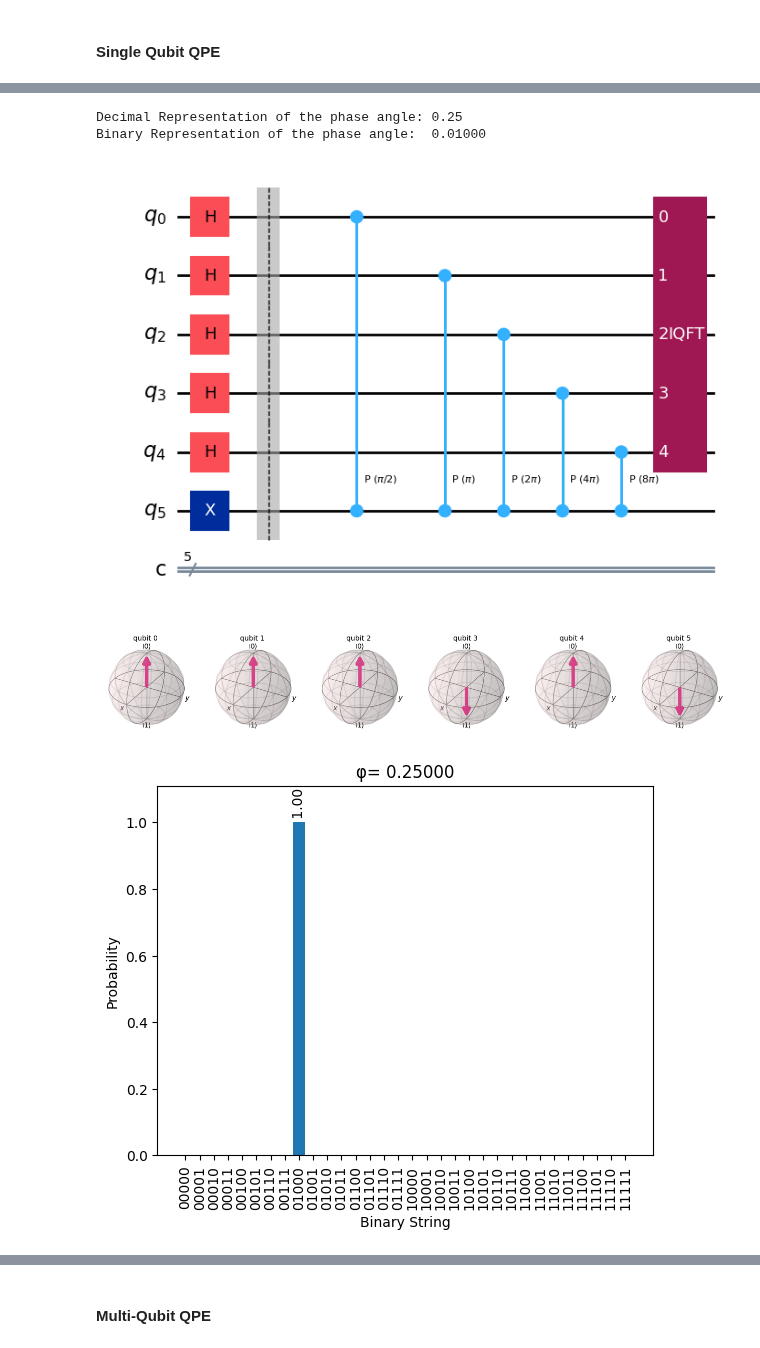
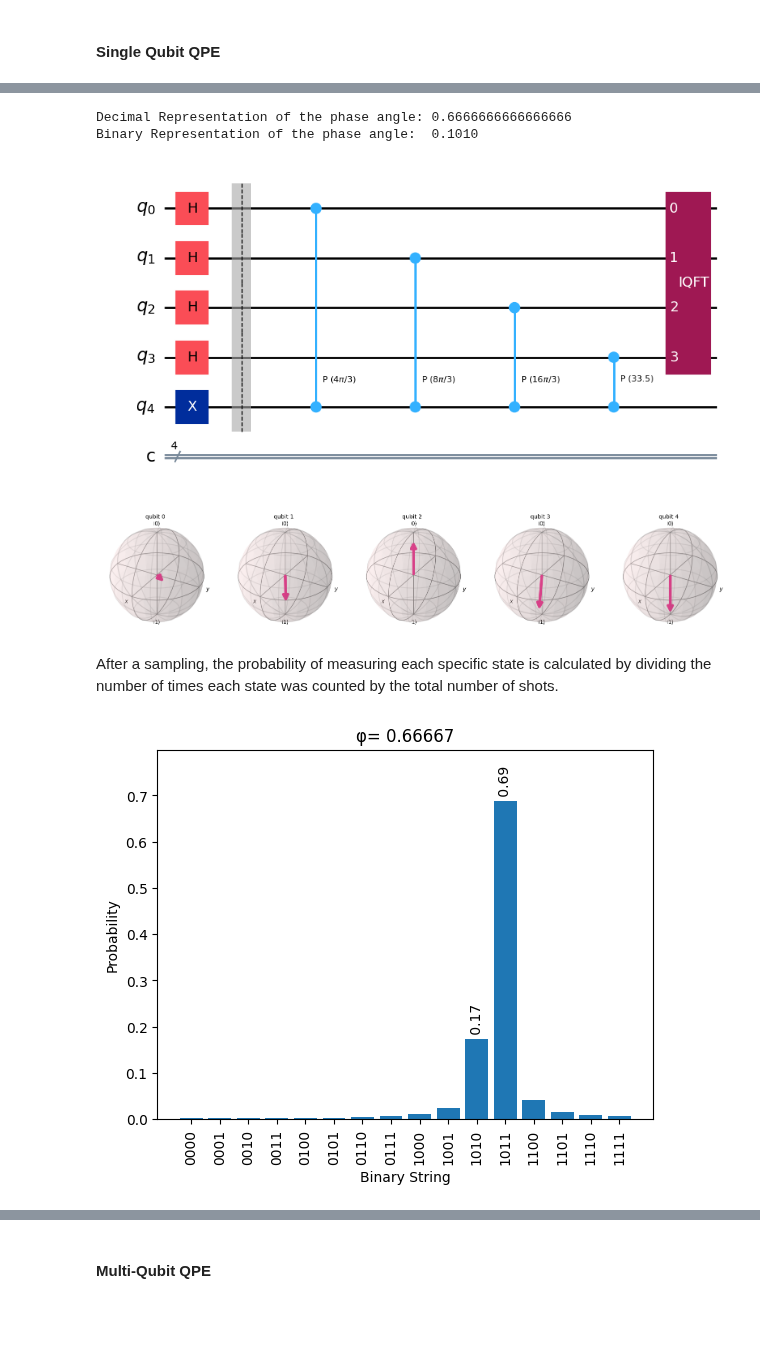
Before and after one commit to Quantum-Linear-Algebra/Intro-to-Quantum-Linear-Algebra, a Jupyter notebook: 5-Quantum_Phase_Estimation.ipynb, the cells around one changed output, grey strips where cells are left out. Drawn from its saved outputs; the diff is of its cells as text; code cells hidden in the pictures; blank space fills up the shorter version.

```diff
--- a/5-Quantum_Phase_Estimation.ipynb
+++ b/5-Quantum_Phase_Estimation.ipynb
@@ -104,6 +103,7 @@ which is the phase gate.
 # %%
-ancilla_bits = 5
-angle = 1/4
+num_of_shots = 10**4
+ancilla_bits = 4
+angle = 2/3
 # %%
 print("Decimal Representation of the phase angle:", angle)
 reading_angle = angle
@@ -116,8 +116,8 @@ for i in range(1,ancilla_bits+1):
         print("0", end="")
 print()
 # %% [output]
-Decimal Representation of the phase angle: 0.25
-Binary Representation of the phase angle:  0.01000
+Decimal Representation of the phase angle: 0.6666666666666666
+Binary Representation of the phase angle:  0.1010
 # %%
 qc = QuantumCircuit(ancilla_bits+1, ancilla_bits)
 for i in range(ancilla_bits):
@@ -129,24 +129,26 @@ for i in range(ancilla_bits):
 qc.append(QFT(ancilla_bits, inverse = True), range(ancilla_bits))
 qc.draw('mpl')
 # %% [output]
-[figure, old version]
+[figure, new version]
 # %%
 sv = Statevector(qc)
 plot_bloch_multivector(sv)
 # %% [output]
-[figure, old version]
+[figure, new version]
+# %% [markdown]
+After a sampling, the probability of measuring each specific state is calculated by dividing the number of times each state was counted by the total number of shots.
 # %%
 for i in range(ancilla_bits): qc.measure(i,i)
 
 aer_sim = AerSimulator()
 trans_qc = transpile(qc, aer_sim)
-counts = aer_sim.run(trans_qc, shots = 10**4).result().get_counts()
+counts = aer_sim.run(trans_qc, shots = num_of_shots).result().get_counts()
 
 fig,ax = plt.subplots(nrows = 1, ncols = 1)
 plot_distribution(ax, angle, ancilla_bits, counts)
 plt.show()
 # %% [output]
-[figure, old version]
+[figure, new version]
 # %%
 binary_num = ''
 max_num = 0
```
Also changed, not shown: parts of 19 cells of this notebook, 1 other file.
